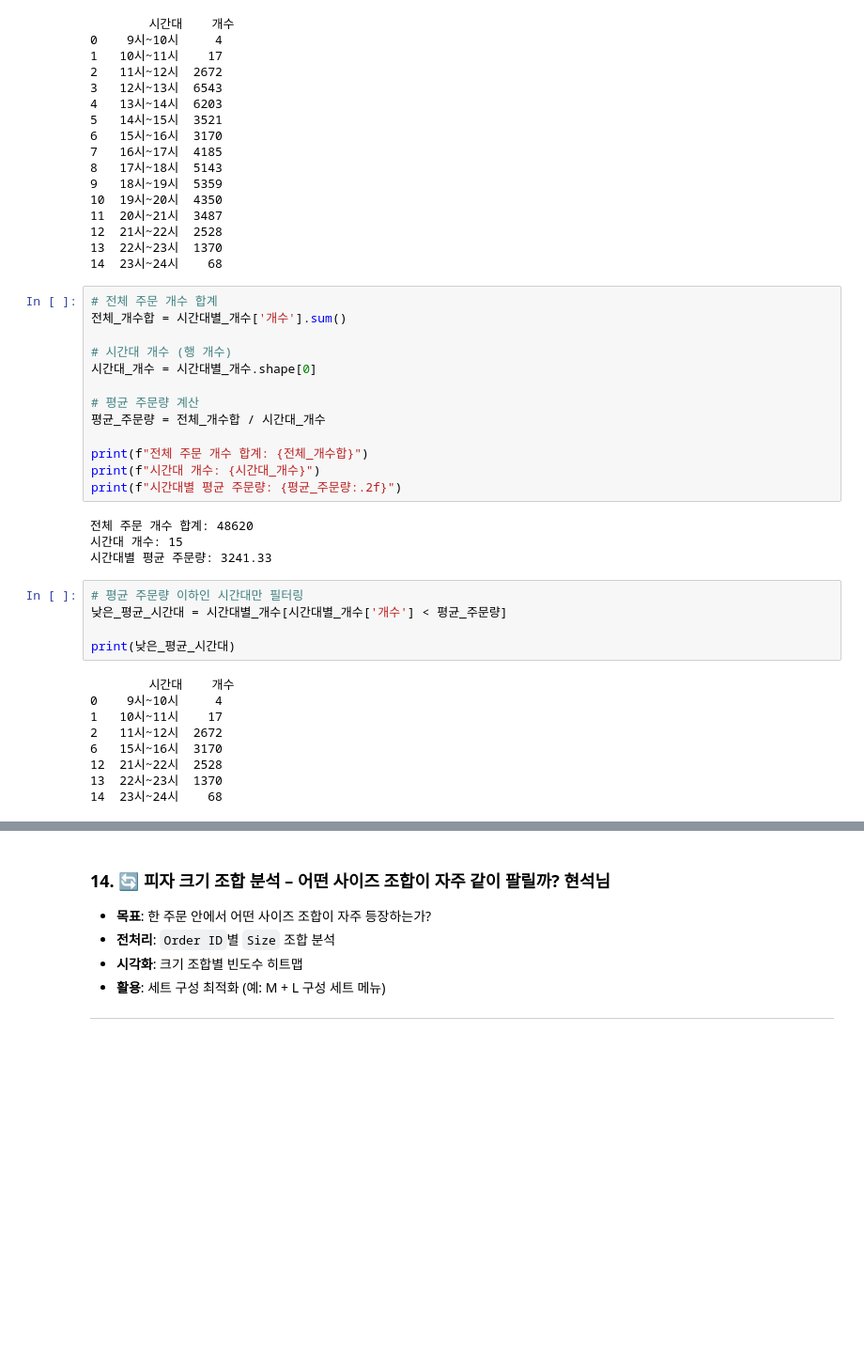
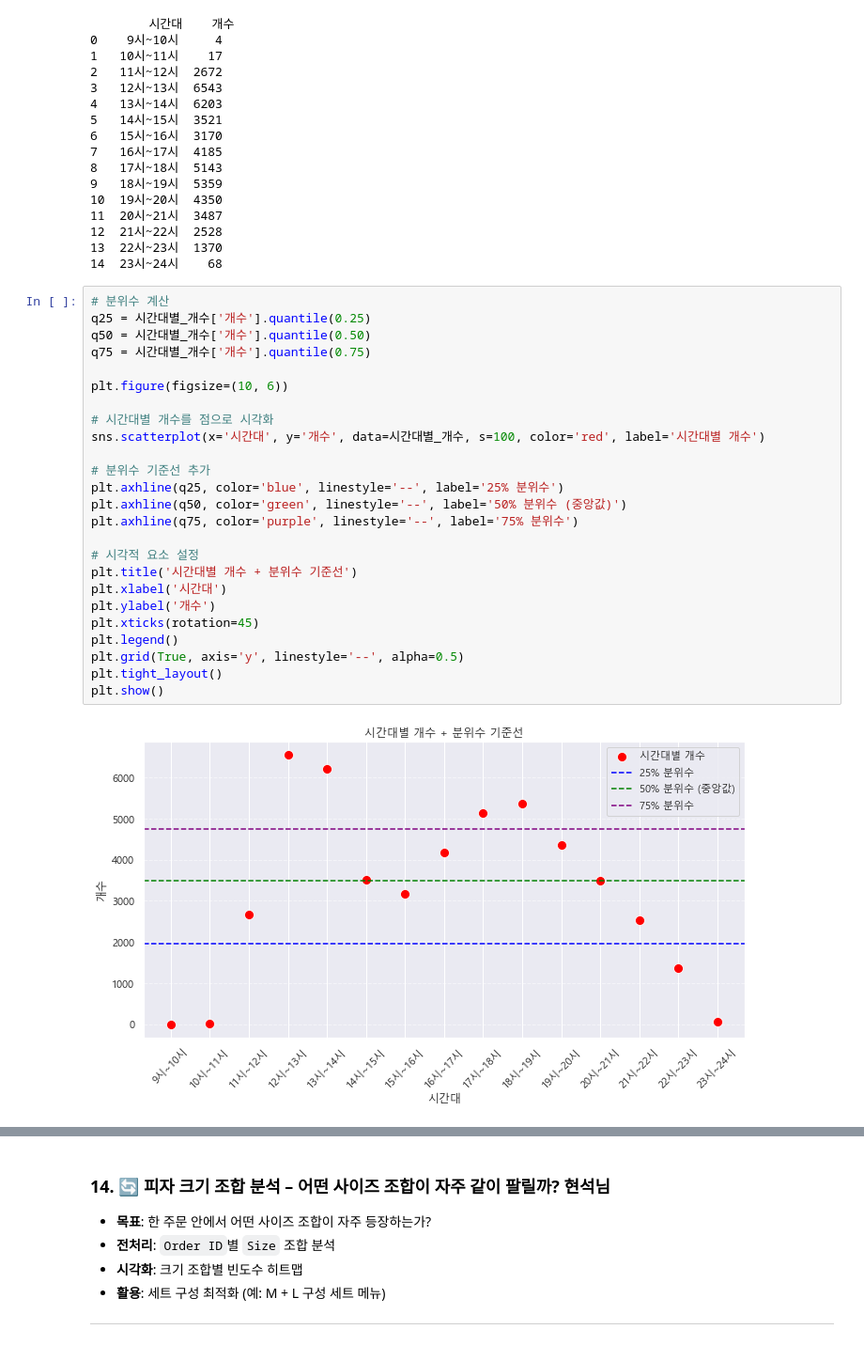
Before and after one commit to Lesly-kim/Mid_Project, a Jupyter notebook: hyunseok.ipynb, the cells around one changed output, grey strips where cells are left out. Shown at 94% size. Cells and saved outputs as stored; diff of their text form; blank space fills up the shorter version.

```diff
--- a/hyunseok.ipynb
+++ b/hyunseok.ipynb
@@ -445,36 +446,32 @@ print(시간대별_개수)
 12  21시~22시  2528
 13  22시~23시  1370
 14  23시~24시    68
-# %%
-# 전체 주문 개수 합계
-전체_개수합 = 시간대별_개수['개수'].sum()
-
-# 시간대 개수 (행 개수)
-시간대_개수 = 시간대별_개수.shape[0]
-
-# 평균 주문량 계산
-평균_주문량 = 전체_개수합 / 시간대_개수
-
-print(f"전체 주문 개수 합계: {전체_개수합}")
-print(f"시간대 개수: {시간대_개수}")
-print(f"시간대별 평균 주문량: {평균_주문량:.2f}")
-# %% [output]
-전체 주문 개수 합계: 48620
-시간대 개수: 15
-시간대별 평균 주문량: 3241.33
-# %%
-# 평균 주문량 이하인 시간대만 필터링
-낮은_평균_시간대 = 시간대별_개수[시간대별_개수['개수'] < 평균_주문량]
-
-print(낮은_평균_시간대)
-# %% [output]
-        시간대    개수
-0    9시~10시     4
-1   10시~11시    17
-2   11시~12시  2672
-6   15시~16시  3170
-12  21시~22시  2528
-13  22시~23시  1370
-14  23시~24시    68
+# %%
+# 분위수 계산
+q25 = 시간대별_개수['개수'].quantile(0.25)
+q50 = 시간대별_개수['개수'].quantile(0.50)
+q75 = 시간대별_개수['개수'].quantile(0.75)
+
+plt.figure(figsize=(10, 6))
+
+# 시간대별 개수를 점으로 시각화
+sns.scatterplot(x='시간대', y='개수', data=시간대별_개수, s=100, color='red', label='시간대별 개수')
+
+# 분위수 기준선 추가
+plt.axhline(q25, color='blue', linestyle='--', label='25% 분위수')
+plt.axhline(q50, color='green', linestyle='--', label='50% 분위수 (중앙값)')
+plt.axhline(q75, color='purple', linestyle='--', label='75% 분위수')
+
+# 시각적 요소 설정
+plt.title('시간대별 개수 + 분위수 기준선')
+plt.xlabel('시간대')
+plt.ylabel('개수')
+plt.xticks(rotation=45)
+plt.legend()
+plt.grid(True, axis='y', linestyle='--', alpha=0.5)
+plt.tight_layout()
+plt.show()
+# %% [output]
+[figure, added]
 # %% [markdown]
 ### 11-12 : 점심시간 전 1시간으로 점심시간 진입 구간 >> 주문량 서서히 증가
```
Also changed, not shown: parts of 8 cells of this notebook, 5 other files.
